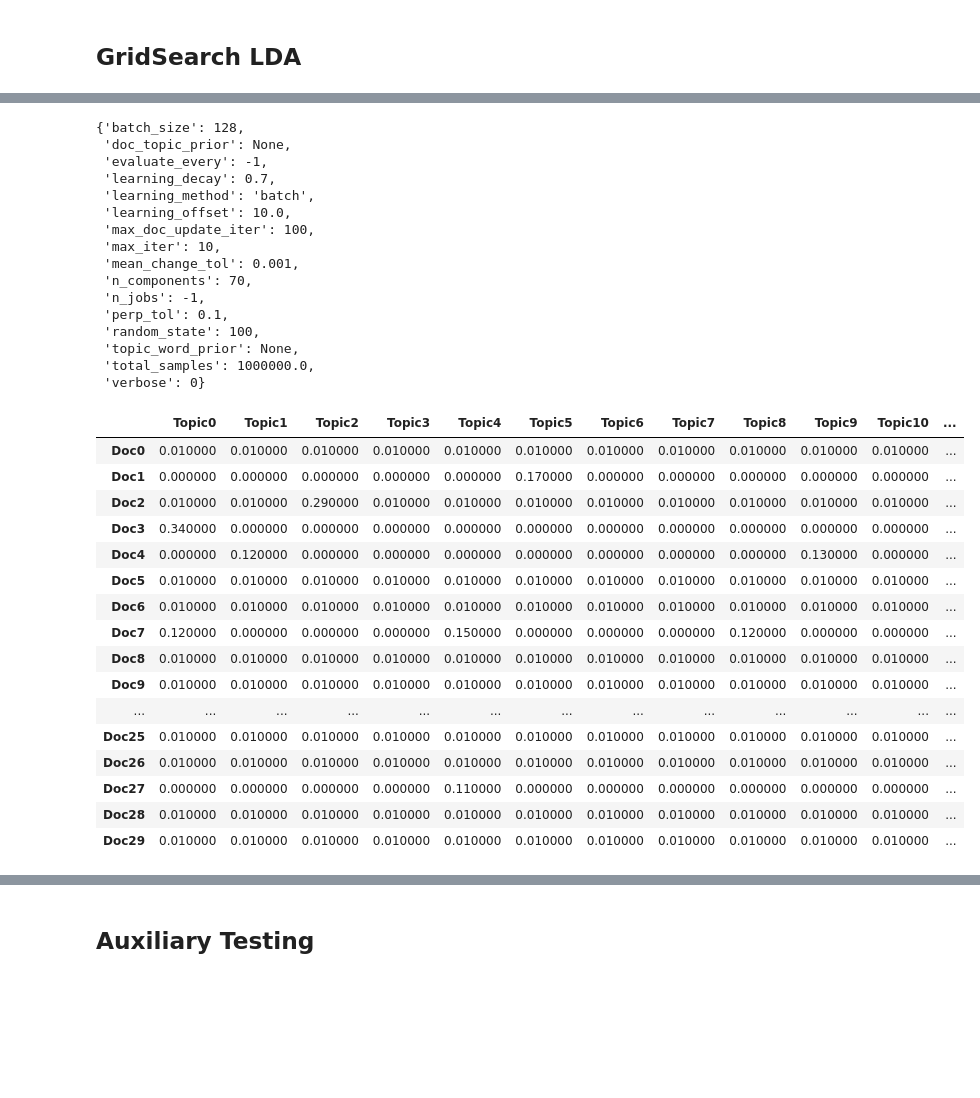
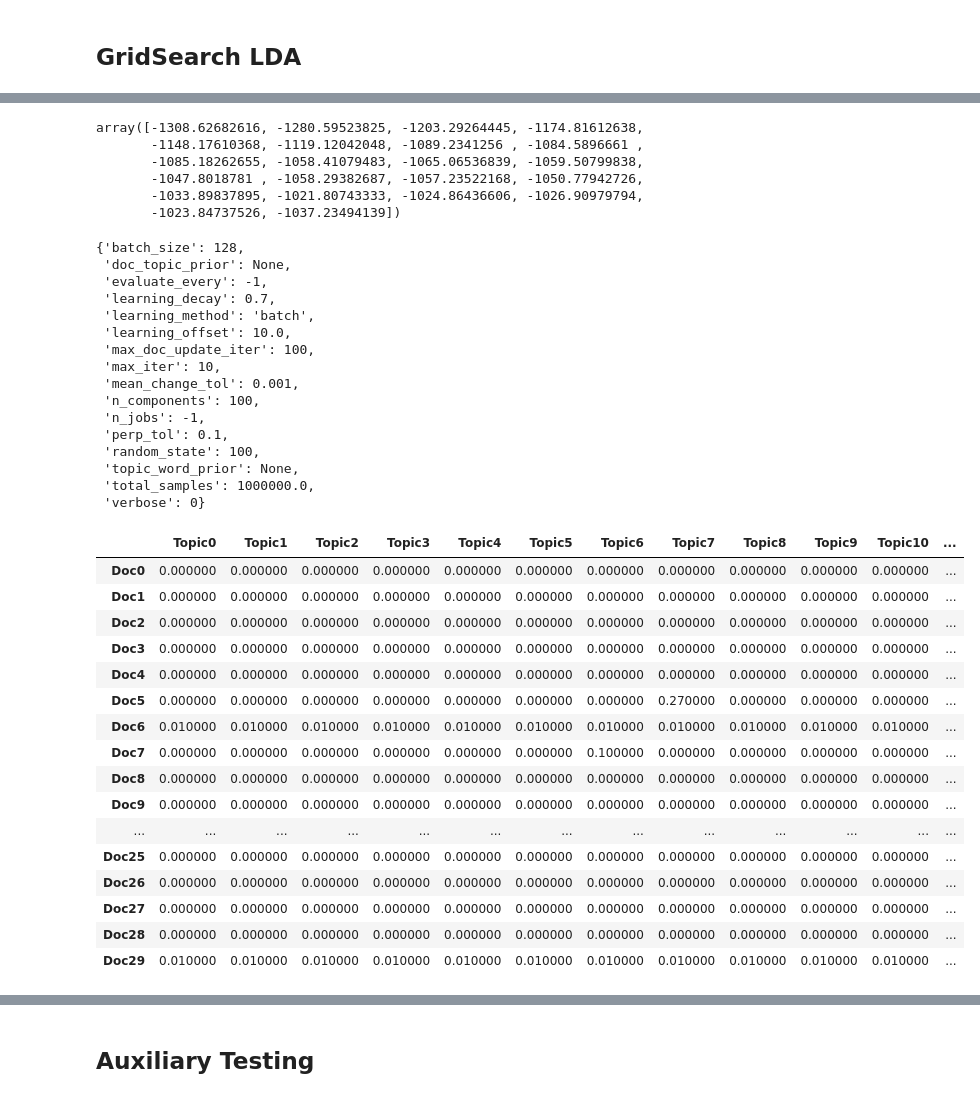
Before and after one commit to litpuvn/climate-change-stressors, a Jupyter notebook: harvey-text-analysis-300-stressor.ipynb, the cells around one changed output, grey strips where cells are left out. Cells and saved outputs as stored; diff of their text form; code cells hidden in the pictures; blank space fills up the shorter version.

```diff
--- a/harvey-text-analysis-300-stressor.ipynb
+++ b/harvey-text-analysis-300-stressor.ipynb
@@ -159,7 +181,9 @@ for text in text_corpus:
 # %%
 stop_words = stopwords.words('english')
 extended_words = ["hurricaneharvey","hurricane","harvey","texas","austin","galveston","storm","winds","houston","david","usa","twitter","donald",
-                  "trump","trumps","san","hey","houstons","southeast","tomorrow","else","potus"," harveys","texans","via","wind"]
+                  "trump","trumps","san","hey","houstons","southeast","tomorrow","else","potus"," harveys","texans","via","wind","tx","harvey2017",
+                  "corpus","christi","harveys","mph","category","cat","gulf","coast","hurricanharvey","category4","x000dhurricaneharvey","x000dhurricanharvey",
+                  "ha","wa","130","harveyx000d","hurricaineharvey","x000d","atonio","harveystay","mexico","2017","louisiana","corpuschristi"]
 stop_words.extend(extended_words)
 # %%
 tokenizer = RegexpTokenizer(r'\w+')
@@ -168,7 +192,7 @@ tfidf = TfidfVectorizer(lowercase=True,
                         stop_words=stop_words,
                         ngram_range = (1,1),
                         tokenizer = tokenizer.tokenize,
-                        max_features=  300,
+                        max_features=500,
                         encoding='utf-8')
 
 train_data = tfidf.fit_transform(new_corpus)
@@ -236,7 +260,7 @@ Perplexity:  659.3927392122183
 ## GridSearch LDA
 # %%
 # Define Search Param
-topic_number = [5,10,15,20,25,30,35,40,45,50,55,60,65,70,75,80,85,90,95,100]
+topic_number = [20,25,30,35,40,45,50,55,60,65,70,75,80,85,90,95,100,105,110,115,120,125]
 # decay_rate = [0.5, 0.7, 0.9]
 coherence_score = []
 for i in topic_number:
@@ -295,5 +316,15 @@ plt.show()
+# %%
+plotting_coherence
+# %% [output]
+array([-1308.62682616, -1280.59523825, -1203.29264445, -1174.81612638,
+       -1148.17610368, -1119.12042048, -1089.2341256 , -1084.5896661 ,
+       -1085.18262655, -1058.41079483, -1065.06536839, -1059.50799838,
+       -1047.8018781 , -1058.29382687, -1057.23522168, -1050.77942726,
+       -1033.89837895, -1021.80743333, -1024.86436606, -1026.90979794,
+       -1023.84737526, -1037.23494139])
 # %%
-lda_model = LatentDirichletAllocation(n_components=70,            # Number of topics
+topic_no = 100
+lda_model = LatentDirichletAllocation(n_components=topic_no,            # Number of topics
                                     learning_decay= 0.7,
                                     max_iter=10,               # Max learning iterations
                                     random_state=100,          # Random state
@@ -312,7 +343,7 @@ pprint(lda_model.get_params())
  'max_doc_update_iter': 100,
  'max_iter': 10,
  'mean_change_tol': 0.001,
- 'n_components': 70,
+ 'n_components': 100,
  'n_jobs': -1,
  'perp_tol': 0.1,
  'random_state': 100,
@@ -322,49 +353,49 @@ pprint(lda_model.get_params())
 # %%
 # Create Document - Topic Matrix
 lda_output = lda_model.transform(train_data)
 
 # column names
-topicnames = ["Topic" + str(i) for i in range(70)]
+topicnames = ["Topic" + str(i) for i in range(topic_no)]
 
 # index names
 docnames = ["Doc" + str(i) for i in range(len(new_corpus))]
 
 # Make the pandas dataframe
 df_document_topic = pd.DataFrame(np.round(lda_output, 2), columns=topicnames, index=docnames)
 
 # Get dominant topic for each document
 dominant_topic = np.argmax(df_document_topic.values, axis=1)
 df_document_topic['dominant_topic'] = dominant_topic
 
 # Styling
 def color_green(val):
     color = 'green' if val > .1 else 'white'
     return 'color: {col}'.format(col=color)
 
 def make_bold(val):
     weight = 700 if val > .1 else 400
     return 'font-weight: {weight}'.format(weight=weight)
 
 # Apply Style
 df_document_topics = df_document_topic.head(30).style.applymap(color_green).applymap(make_bold)
 df_document_topics
 # %% [output]
 |  | Topic0 | Topic1 | Topic2 | Topic3 | Topic4 | Topic5 | Topic6 | Topic7 | Topic8 | Topic9 | Topic10 | ... |
-| Doc0 | 0.010000 | 0.010000 | 0.010000 | 0.010000 | 0.010000 | 0.010000 | 0.010000 | 0.010000 | 0.010000 | 0.010000 | 0.010000 | ... |
-| Doc1 | 0.000000 | 0.000000 | 0.000000 | 0.000000 | 0.000000 | 0.170000 | 0.000000 | 0.000000 | 0.000000 | 0.000000 | 0.000000 | ... |
-| Doc2 | 0.010000 | 0.010000 | 0.290000 | 0.010000 | 0.010000 | 0.010000 | 0.010000 | 0.010000 | 0.010000 | 0.010000 | 0.010000 | ... |
-| Doc3 | 0.340000 | 0.000000 | 0.000000 | 0.000000 | 0.000000 | 0.000000 | 0.000000 | 0.000000 | 0.000000 | 0.000000 | 0.000000 | ... |
-| Doc4 | 0.000000 | 0.120000 | 0.000000 | 0.000000 | 0.000000 | 0.000000 | 0.000000 | 0.000000 | 0.000000 | 0.130000 | 0.000000 | ... |
-| Doc5 | 0.010000 | 0.010000 | 0.010000 | 0.010000 | 0.010000 | 0.010000 | 0.010000 | 0.010000 | 0.010000 | 0.010000 | 0.010000 | ... |
+| Doc0 | 0.000000 | 0.000000 | 0.000000 | 0.000000 | 0.000000 | 0.000000 | 0.000000 | 0.000000 | 0.000000 | 0.000000 | 0.000000 | ... |
+| Doc1 | 0.000000 | 0.000000 | 0.000000 | 0.000000 | 0.000000 | 0.000000 | 0.000000 | 0.000000 | 0.000000 | 0.000000 | 0.000000 | ... |
+| Doc2 | 0.000000 | 0.000000 | 0.000000 | 0.000000 | 0.000000 | 0.000000 | 0.000000 | 0.000000 | 0.000000 | 0.000000 | 0.000000 | ... |
+| Doc3 | 0.000000 | 0.000000 | 0.000000 | 0.000000 | 0.000000 | 0.000000 | 0.000000 | 0.000000 | 0.000000 | 0.000000 | 0.000000 | ... |
+| Doc4 | 0.000000 | 0.000000 | 0.000000 | 0.000000 | 0.000000 | 0.000000 | 0.000000 | 0.000000 | 0.000000 | 0.000000 | 0.000000 | ... |
+| Doc5 | 0.000000 | 0.000000 | 0.000000 | 0.000000 | 0.000000 | 0.000000 | 0.000000 | 0.270000 | 0.000000 | 0.000000 | 0.000000 | ... |
 | Doc6 | 0.010000 | 0.010000 | 0.010000 | 0.010000 | 0.010000 | 0.010000 | 0.010000 | 0.010000 | 0.010000 | 0.010000 | 0.010000 | ... |
-| Doc7 | 0.120000 | 0.000000 | 0.000000 | 0.000000 | 0.150000 | 0.000000 | 0.000000 | 0.000000 | 0.120000 | 0.000000 | 0.000000 | ... |
-| Doc8 | 0.010000 | 0.010000 | 0.010000 | 0.010000 | 0.010000 | 0.010000 | 0.010000 | 0.010000 | 0.010000 | 0.010000 | 0.010000 | ... |
-| Doc9 | 0.010000 | 0.010000 | 0.010000 | 0.010000 | 0.010000 | 0.010000 | 0.010000 | 0.010000 | 0.010000 | 0.010000 | 0.010000 | ... |
+| Doc7 | 0.000000 | 0.000000 | 0.000000 | 0.000000 | 0.000000 | 0.000000 | 0.100000 | 0.000000 | 0.000000 | 0.000000 | 0.000000 | ... |
+| Doc8 | 0.000000 | 0.000000 | 0.000000 | 0.000000 | 0.000000 | 0.000000 | 0.000000 | 0.000000 | 0.000000 | 0.000000 | 0.000000 | ... |
+| Doc9 | 0.000000 | 0.000000 | 0.000000 | 0.000000 | 0.000000 | 0.000000 | 0.000000 | 0.000000 | 0.000000 | 0.000000 | 0.000000 | ... |
 | ... | ... | ... | ... | ... | ... | ... | ... | ... | ... | ... | ... | ... |
-| Doc25 | 0.010000 | 0.010000 | 0.010000 | 0.010000 | 0.010000 | 0.010000 | 0.010000 | 0.010000 | 0.010000 | 0.010000 | 0.010000 | ... |
-| Doc26 | 0.010000 | 0.010000 | 0.010000 | 0.010000 | 0.010000 | 0.010000 | 0.010000 | 0.010000 | 0.010000 | 0.010000 | 0.010000 | ... |
-| Doc27 | 0.000000 | 0.000000 | 0.000000 | 0.000000 | 0.110000 | 0.000000 | 0.000000 | 0.000000 | 0.000000 | 0.000000 | 0.000000 | ... |
-| Doc28 | 0.010000 | 0.010000 | 0.010000 | 0.010000 | 0.010000 | 0.010000 | 0.010000 | 0.010000 | 0.010000 | 0.010000 | 0.010000 | ... |
+| Doc25 | 0.000000 | 0.000000 | 0.000000 | 0.000000 | 0.000000 | 0.000000 | 0.000000 | 0.000000 | 0.000000 | 0.000000 | 0.000000 | ... |
+| Doc26 | 0.000000 | 0.000000 | 0.000000 | 0.000000 | 0.000000 | 0.000000 | 0.000000 | 0.000000 | 0.000000 | 0.000000 | 0.000000 | ... |
+| Doc27 | 0.000000 | 0.000000 | 0.000000 | 0.000000 | 0.000000 | 0.000000 | 0.000000 | 0.000000 | 0.000000 | 0.000000 | 0.000000 | ... |
+| Doc28 | 0.000000 | 0.000000 | 0.000000 | 0.000000 | 0.000000 | 0.000000 | 0.000000 | 0.000000 | 0.000000 | 0.000000 | 0.000000 | ... |
 | Doc29 | 0.010000 | 0.010000 | 0.010000 | 0.010000 | 0.010000 | 0.010000 | 0.010000 | 0.010000 | 0.010000 | 0.010000 | 0.010000 | ... |
 # %%
 df_topic_distribution = df_document_topic['dominant_topic'].value_counts().reset_index(name="Num Documents")
```
Also changed, not shown: parts of 21 cells of this notebook, 3 other files.
